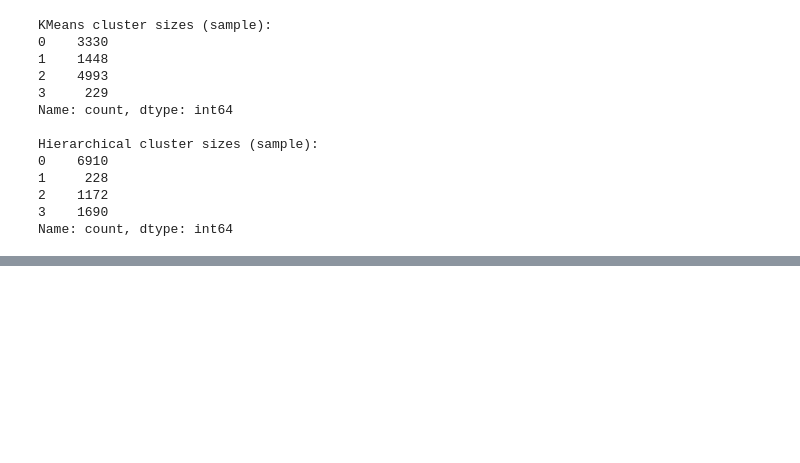
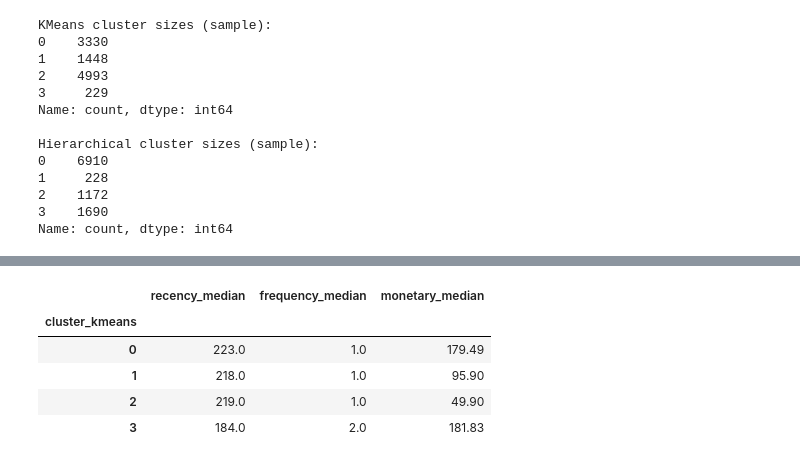
Before and after one commit to jbx-p/customer-segmentation-campaign, a Jupyter notebook: notebooks/02_clustering.ipynb, the cells around one changed output, grey strips where cells are left out. Drawn from its saved outputs; the diff is of its cells as text; code cells hidden in the pictures; blank space fills up the shorter version.

```diff
--- a/notebooks/02_clustering.ipynb
+++ b/notebooks/02_clustering.ipynb
@@ -199,0 +261,14 @@ Name: count, dtype: int64
+# %%
+profile_median = rfm.groupby("cluster_kmeans").agg(
+    recency_median=("recency", "median"),
+    frequency_median=("frequency", "median"),
+    monetary_median=("monetary", "median"),
+).round(2)
+profile_median
+# %% [output]
+|  | recency_median | frequency_median | monetary_median |
+| cluster_kmeans |  |  |  |
+| 0 | 223.0 | 1.0 | 179.49 |
+| 1 | 218.0 | 1.0 | 95.90 |
+| 2 | 219.0 | 1.0 | 49.90 |
+| 3 | 184.0 | 2.0 | 181.83 |
```
Also changed, not shown: parts of 4 cells of this notebook, 2 other files.
